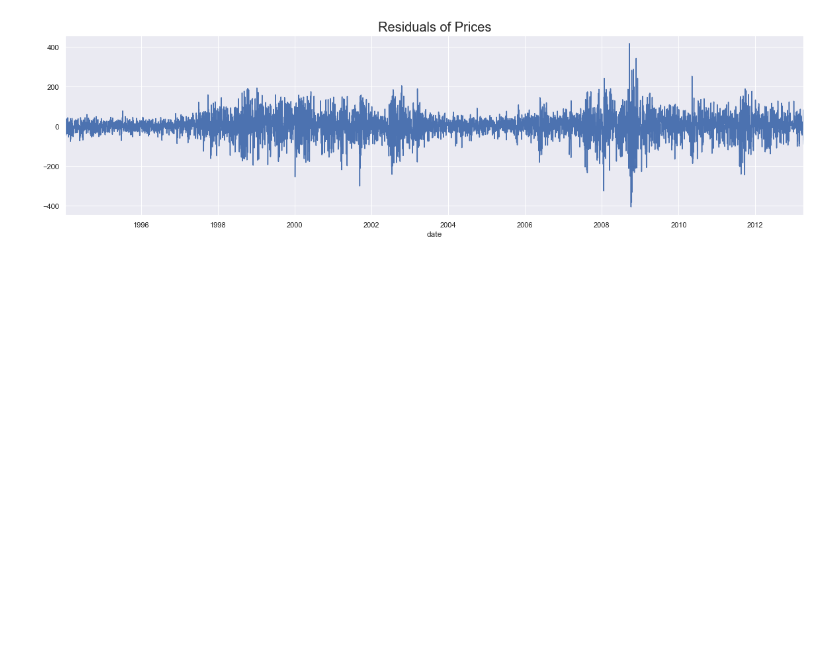
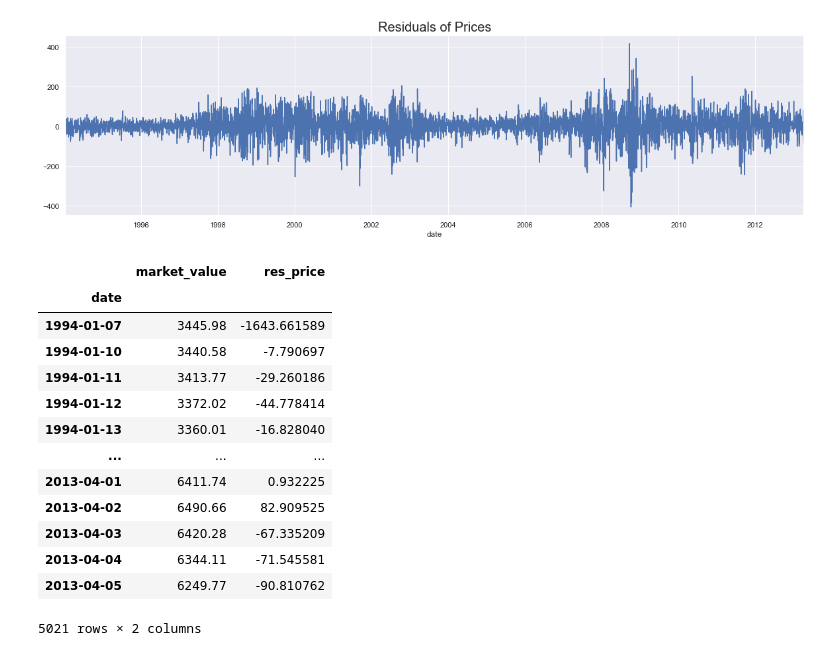
Before and after one commit to junglewill/Time-series-analysis-in-Python, a Jupyter notebook: AR_Model_Price.ipynb, the cells around one changed output. Saved outputs shown, nothing was run; the diff lists cells and outputs as text; code cells hidden in the pictures; blank space fills up the shorter version.

```diff
--- a/AR_Model_Price.ipynb
+++ b/AR_Model_Price.ipynb
@@ -338,3 +338,20 @@ plt.title('Residuals of Prices', size=20)
 plt.show()
 # %% [output]
 [figure]
+# %%
+df
+# %% [output]
+|  | market_value | res_price |
+| date |  |  |
+| 1994-01-07 | 3445.98 | -1643.661589 |
+| 1994-01-10 | 3440.58 | -7.790697 |
+| 1994-01-11 | 3413.77 | -29.260186 |
+| 1994-01-12 | 3372.02 | -44.778414 |
+| 1994-01-13 | 3360.01 | -16.828040 |
+| ... | ... | ... |
+| 2013-04-01 | 6411.74 | 0.932225 |
+| 2013-04-02 | 6490.66 | 82.909525 |
+| 2013-04-03 | 6420.28 | -67.335209 |
+| 2013-04-04 | 6344.11 | -71.545581 |
+| 2013-04-05 | 6249.77 | -90.810762 |
+5021 rows × 2 columns
```
Also changed, not shown: 1 other file.
